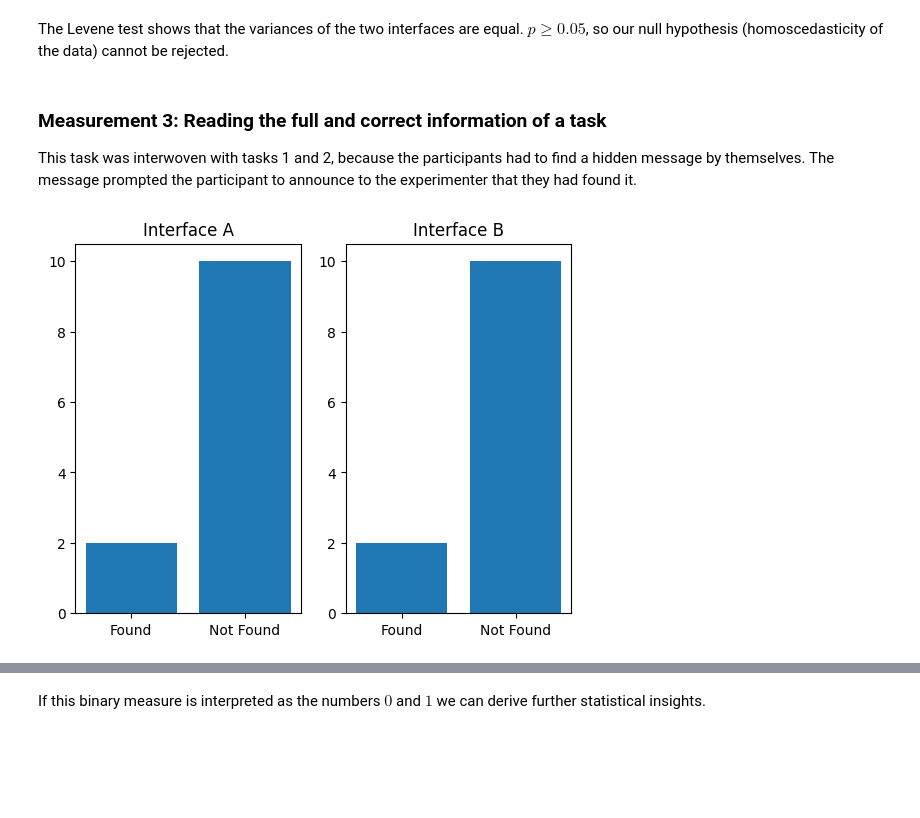
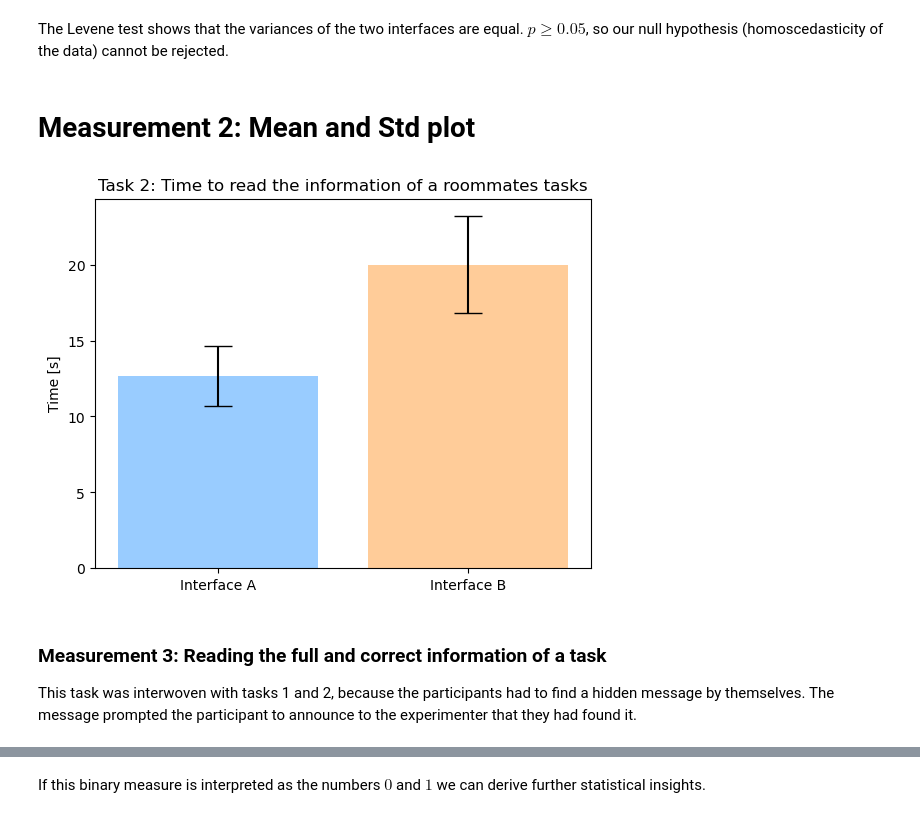
Before and after one commit to duxirosenberg/hci-project-hci2023-group-25, a Jupyter notebook: Deliverables/Study/Statistical Analysis.ipynb, the cells around one changed output, grey strips where cells are left out. Drawn from its saved outputs; the diff is of its cells as text; code cells hidden in the pictures; blank space fills up the shorter version.

```diff
--- a/Deliverables/Study/Statistical Analysis.ipynb
+++ b/Deliverables/Study/Statistical Analysis.ipynb
@@ -120,19 +140,21 @@ stats.levene(task_2_time_A, task_2_time_B)
 LeveneResult(statistic=2.2891424075531073, pvalue=0.14451591105326236)
 # %% [markdown]
 The Levene test shows that the variances of the two interfaces are equal. $p \geq 0.05$, so our null hypothesis (homoscedasticity of the data) cannot be rejected.
+# %% [markdown]
+# Measurement 2: Mean and Std plot
+# %%
+# mean and std deviation of measurements 2
+
+fig, ax = plt.subplots()
+ax.bar(['Interface A', 'Interface B'], [task_2_time_A.mean(), task_2_time_B.mean()], yerr=[task_2_time_A.sem(), task_2_time_B.sem()], capsize=10, color=['#99CCFF', '#FFCC99'])
+ax.set_ylabel('Time [s]')
+ax.set_title('Task 2: Time to read the information of a roommates tasks')
+plt.show()
+# %% [output]
+[figure, added]
 # %% [markdown]
 ### Measurement 3: Reading the full and correct information of a task
 This task was interwoven with tasks 1 and 2, because the participants had to find a hidden message by themselves. The message prompted the participant to announce to the experimenter that they had found it.
 # %%
 task_3_found_message_A = interface_A['Hidden message noticed']
 task_3_found_message_B = interface_B['Hidden message noticed']
-# %%
-plt.subplot(1, 2, 1)
-plt.bar(['Found', 'Not Found'], [task_3_found_message_A.sum(), task_3_found_message_A.count() - task_3_found_message_A.sum()])
-plt.title('Interface A')
-plt.subplot(1, 2, 2)
-plt.bar(['Found', 'Not Found'], [task_3_found_message_B.sum(), task_3_found_message_B.count() - task_3_found_message_B.sum()])
-plt.title('Interface B')
-plt.show()
-# %% [output]
-[figure, removed]
```
Also changed, not shown: parts of 9 cells of this notebook.
